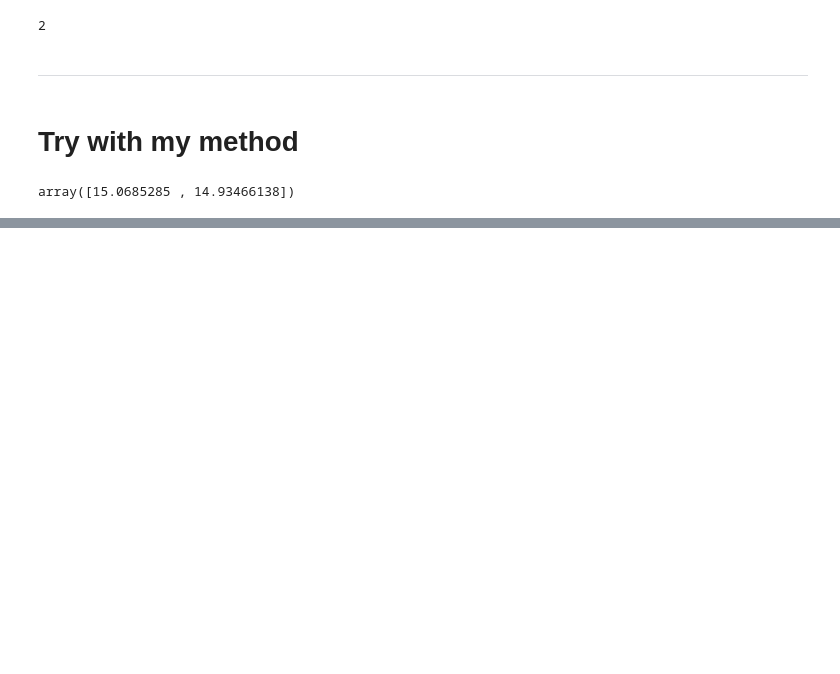
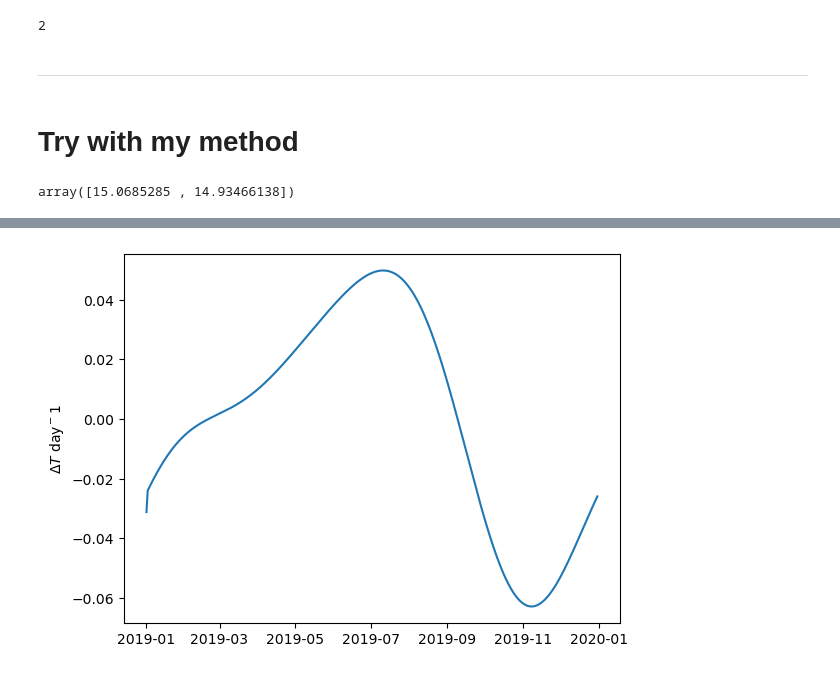
Before and after one commit to profxj/sio-sandbox, a Jupyter notebook: nb/CUGN/AnnualCycle.ipynb, the cells around one changed output, grey strips where cells are left out. Saved outputs shown, nothing was run; the diff lists cells and outputs as text; code cells hidden in the pictures; blank space fills up the shorter version.

```diff
--- a/nb/CUGN/AnnualCycle.ipynb
+++ b/nb/CUGN/AnnualCycle.ipynb
@@ -156,0 +193,9 @@ array([15.0685285 , 14.93466138])
+# %%
+plt.clf()
+ax = plt.gca()
+ax.plot(dti, DT)
+#
+ax.set_ylabel(f'$\Delta T$ day$^{-1}$')
+plt.show()
+# %% [output]
+[figure, added]
```
Also changed, not shown: parts of 10 cells of this notebook, 10 other files.
